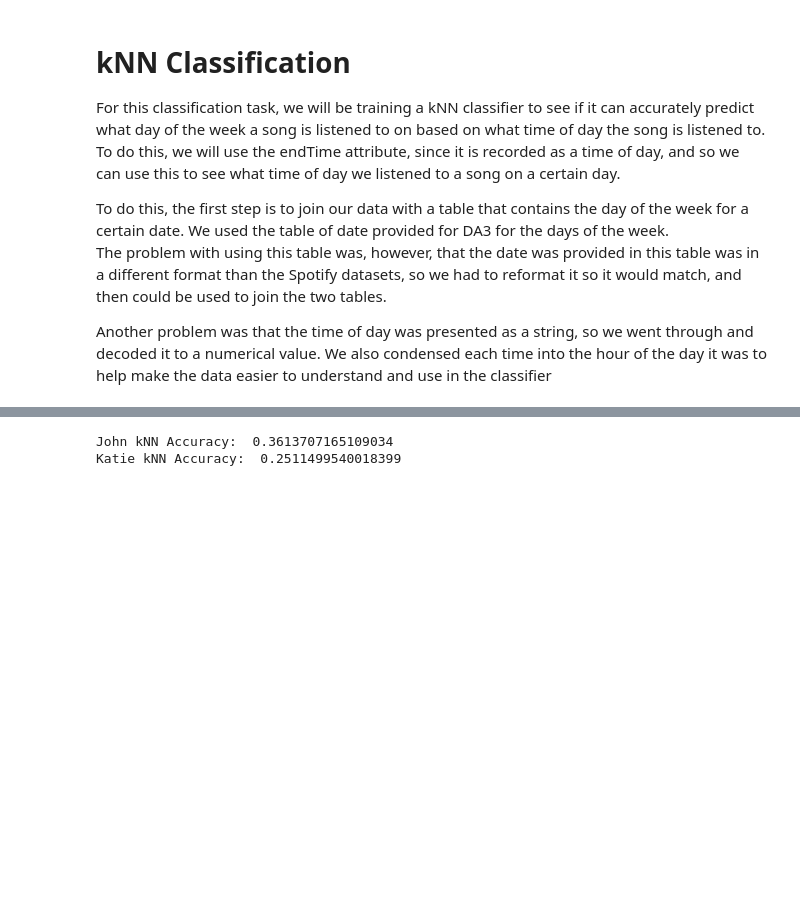
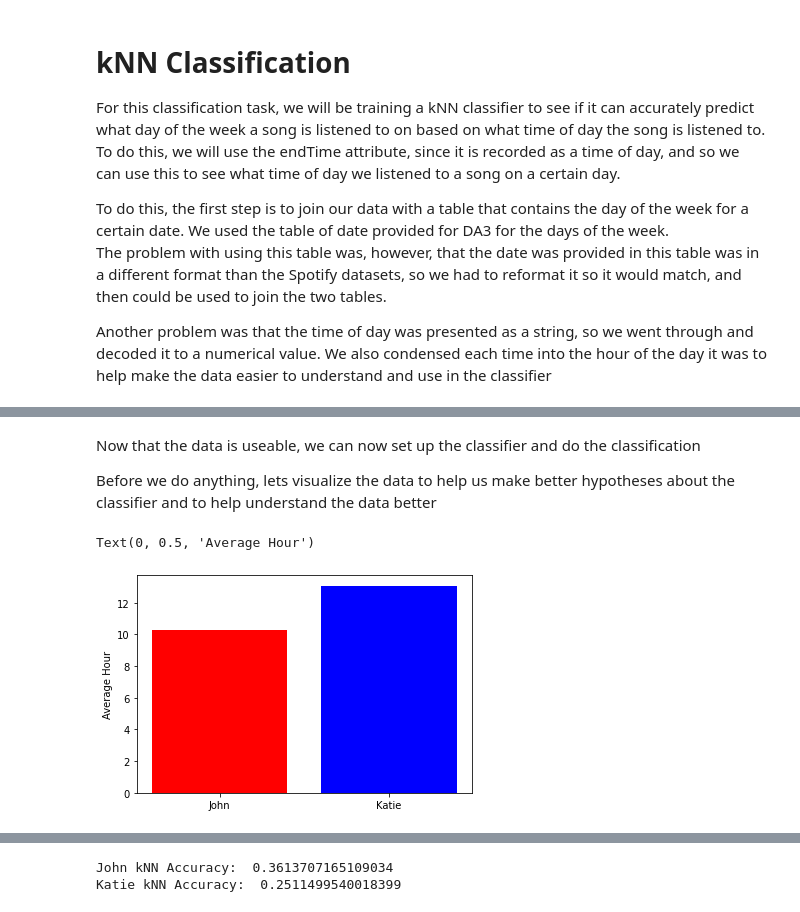
Before and after one commit to JStirrat/project, a Jupyter notebook: QuantifiedSelf.ipynb, the cells around one changed output, grey strips where cells are left out. Cells and saved outputs as stored; diff of their text form; code cells hidden in the pictures; blank space fills up the shorter version.

Commit message:
more work on classification

```diff
--- a/QuantifiedSelf.ipynb
+++ b/QuantifiedSelf.ipynb
@@ -284,0 +182,13 @@ See the caveats in the documentation: https://pandas.pydata.org/pandas-docs/stab
+# %% [markdown]
+Now that the data is useable, we can now set up the classifier and do the classification
+
+Before we do anything, lets visualize the data to help us make better hypotheses about the classifier and to help understand the data better
+# %%
+plt.figure()
+plt.bar([1], [john_weekday_df["endTime"].mean()], color="red")
+plt.bar([2], [katie_weekday_df["endTime"].mean()], color="blue")
+plt.xticks([1, 2], ["John", "Katie"])
+plt.ylabel("Average Hour")
+# %% [output]
+Text(0, 0.5, 'Average Hour')
+[figure, added]
```
Also changed, not shown: parts of 7 cells of this notebook, 1 other file.
